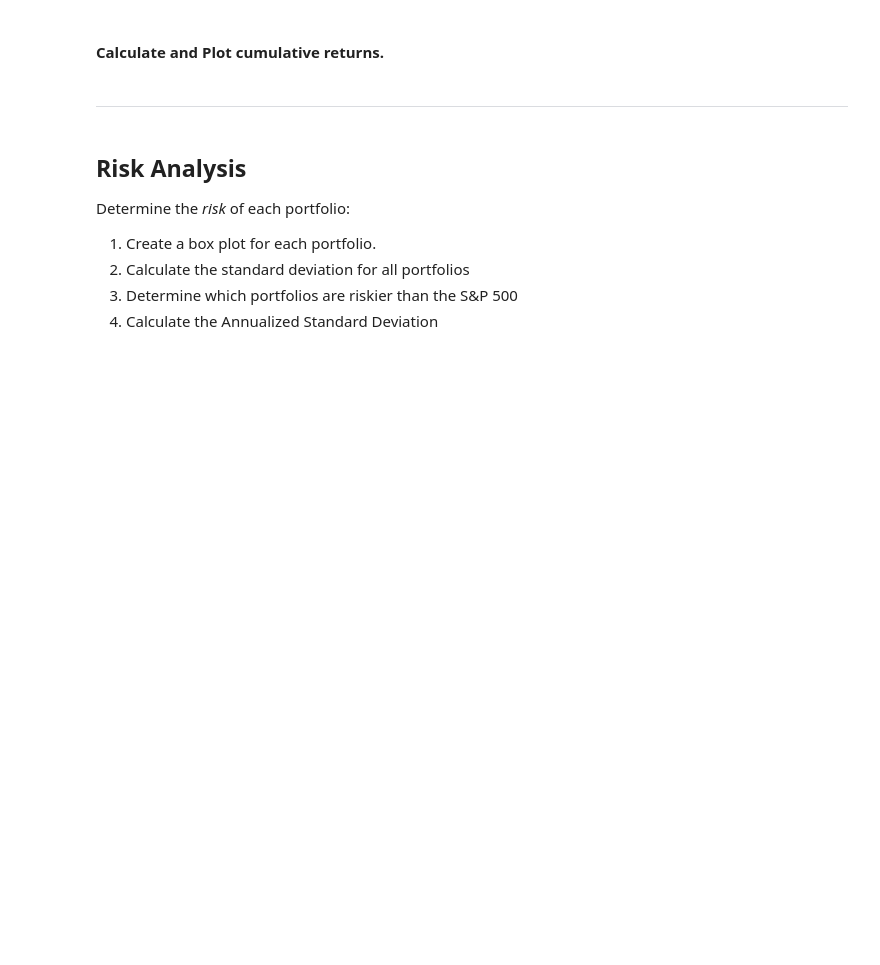
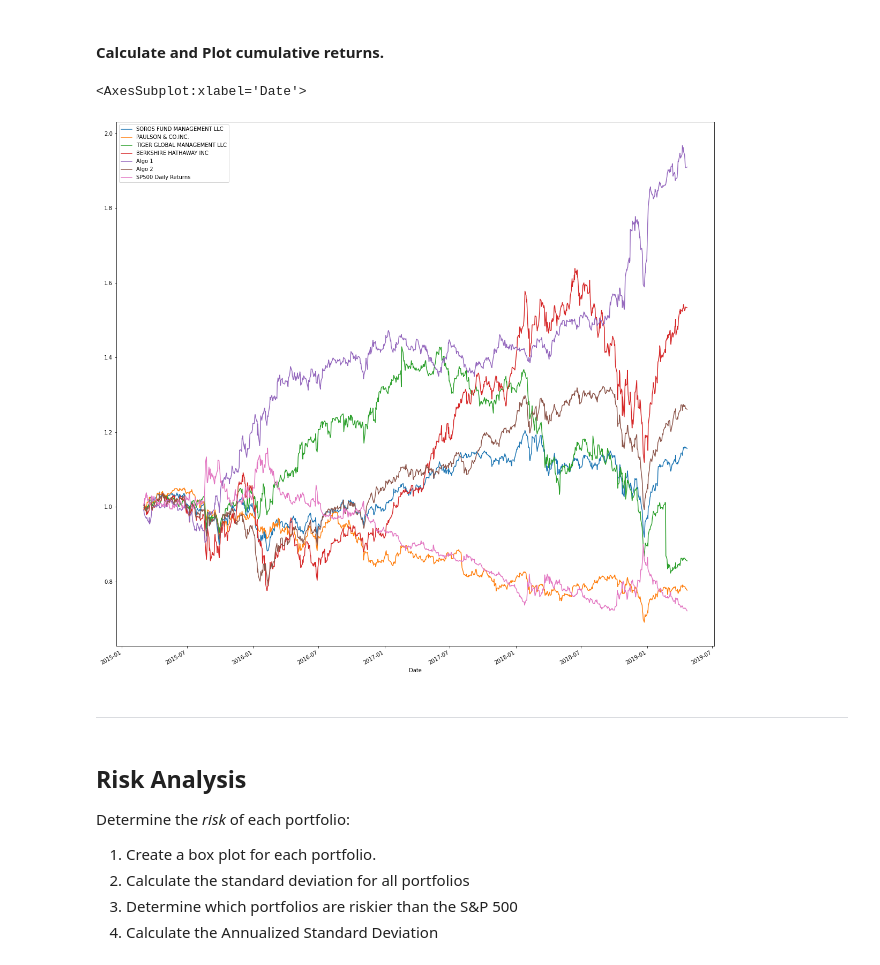
Before and after one commit to Avrpatel/Homework-3-Pandas, a Jupyter notebook: Starter_Code/whale_analysis.ipynb, the cells around one changed output. Drawn from its saved outputs; the diff is of its cells as text; code cells hidden in the pictures; blank space fills up the shorter version.

```diff
--- a/Starter_Code/whale_analysis.ipynb
+++ b/Starter_Code/whale_analysis.ipynb
@@ -187,8 +215,13 @@ In this section, you will calculate and visualize performance and risk metrics f
 #### Calculate and Plot cumulative returns.
 # %%
 # Calculate cumulative returns of all portfolios
+cumulative_returns = (1 + all_returns).cumprod()
 
 # Plot cumulative returns
+cumulative_returns.plot(figsize=(20,20))
+# %% [output]
+<AxesSubplot:xlabel='Date'>
+[figure, added]
 # %% [markdown]
 ---
 # %% [markdown]
```
Also changed, not shown: parts of 21 cells of this notebook.
